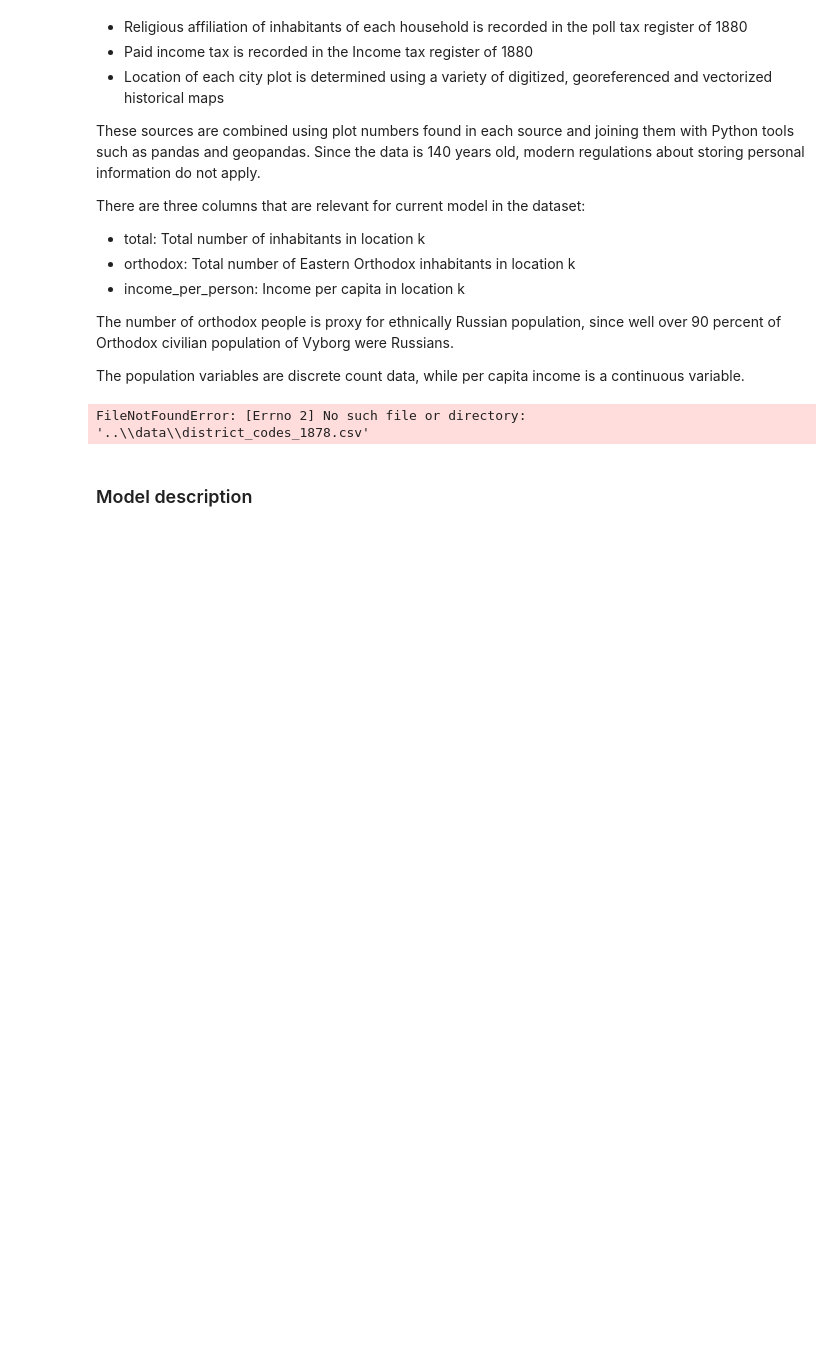
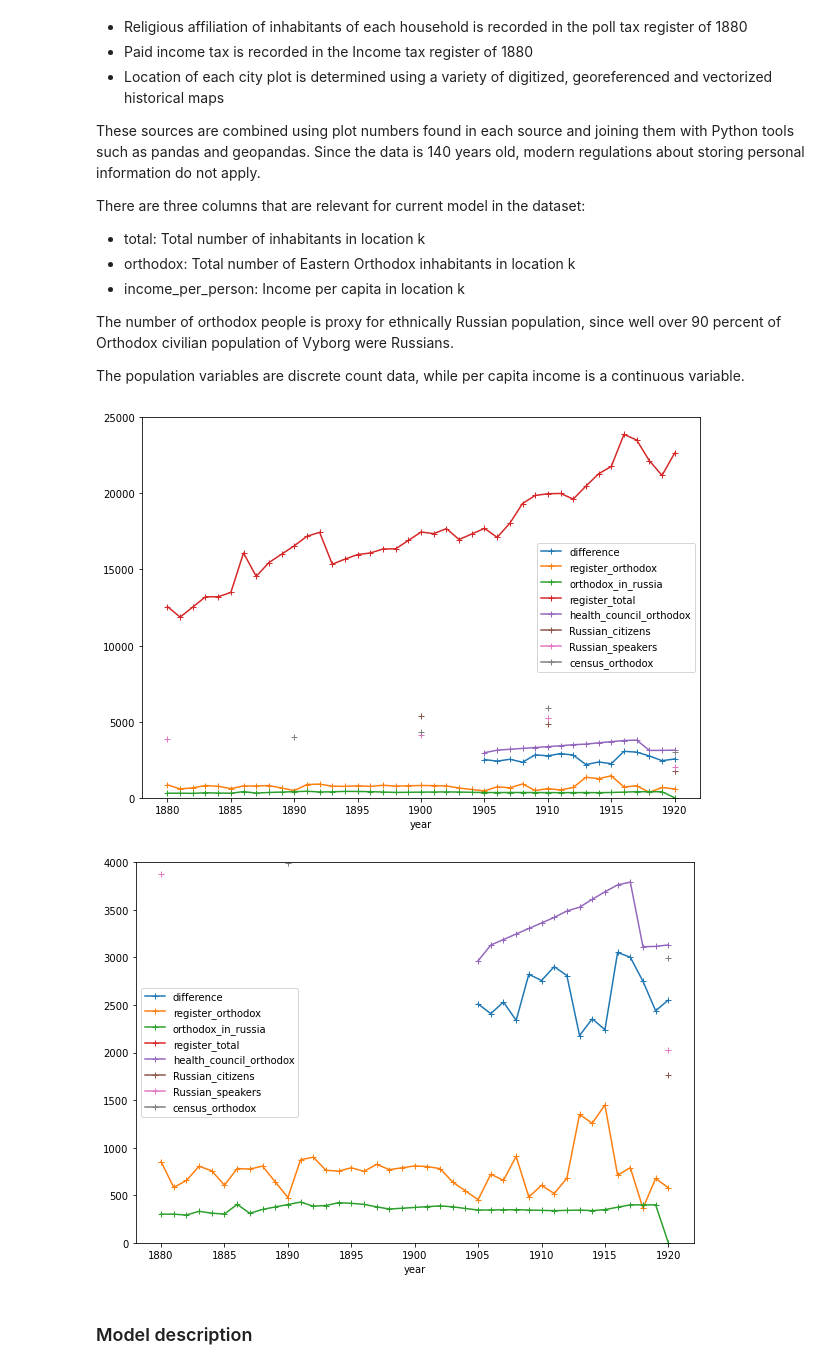
Before and after one commit to AnttiHaerkoenen/BAY1, a Jupyter notebook: BAY2_ReportForm.ipynb, the cells around one changed output. Saved outputs shown, nothing was run; the diff lists cells and outputs as text; code cells hidden in the pictures; blank space fills up the shorter version.

```diff
--- a/BAY2_ReportForm.ipynb
+++ b/BAY2_ReportForm.ipynb
@@ -70,9 +70,7 @@ import pandas as pd
 import numpy as np
 import matplotlib.pyplot as plt
 
-data_dir = Path('../data')
-figure_dir = Path('../figures')
-figure_dir.mkdir(exist_ok=True)
+data_dir = Path('./data')
 warnings.simplefilter(action='ignore', category=FutureWarning)
 
 district_codes = pd.read_csv(data_dir / 'district_codes_1878.csv')
@@ -106,34 +104,35 @@ health_council = pd.read_csv(data_dir / 'health_council.csv', index_col=0).pop_o
 health_council = health_council.reindex(range(1880, 1921), fill_value=np.nan).interpolate(method='slinear')
 foreigners = pd.read_csv(data_dir / 'foreigners.csv', index_col=0).russia
 language = pd.read_csv(data_dir / 'language.csv', index_col=0).russian
 religion = pd.read_csv(data_dir / 'religion.csv', index_col=0).orthodox
 difference = health_council - poll_tax.orthodox
 data = pd.DataFrame([
     difference,
     poll_tax.orthodox,
     poll_tax.in_russia_orthodox,
     poll_tax.total,
     health_council,
     foreigners,
     language,
     religion,
 ]).T
 data.columns = [
     'difference',
     'register_orthodox',
     'orthodox_in_russia',
     'register_total',
     'health_council_orthodox',
     'Russian_citizens',
     'Russian_speakers',
     'census_orthodox',
 ]
 # data.interpolate(method='linear', inplace=True)
 data.plot(marker='+', legend=True, figsize=(10, 7), ylim=(0, 25_000))
 data.plot(marker='+', legend=True, figsize=(10, 7), ylim=(0, 4_000))
 plt.show()
 # %% [output]
-FileNotFoundError: [Errno 2] No such file or directory: '..\\data\\district_codes_1878.csv'
+[figure, added]
+[figure, added]
 # %% [markdown]
 ### Model description
 # %%
```
Also changed, not shown: parts of 4 cells of this notebook.
